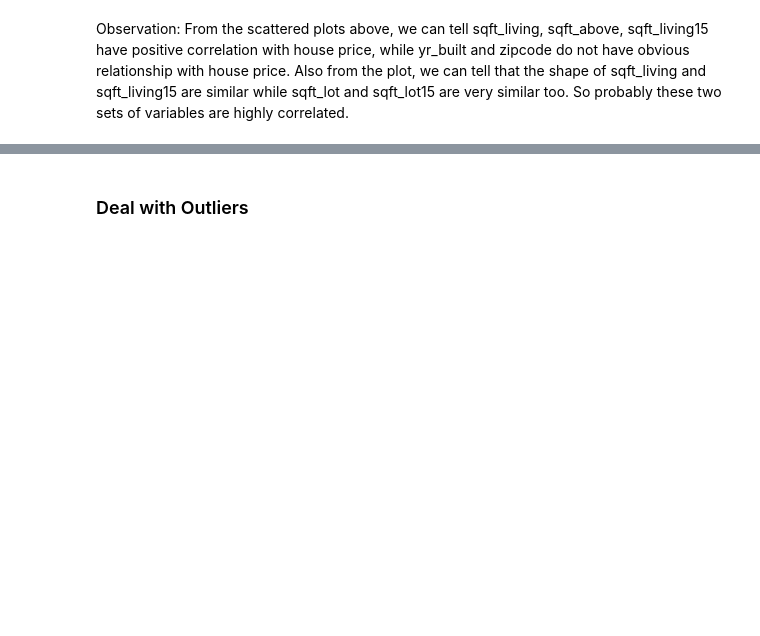
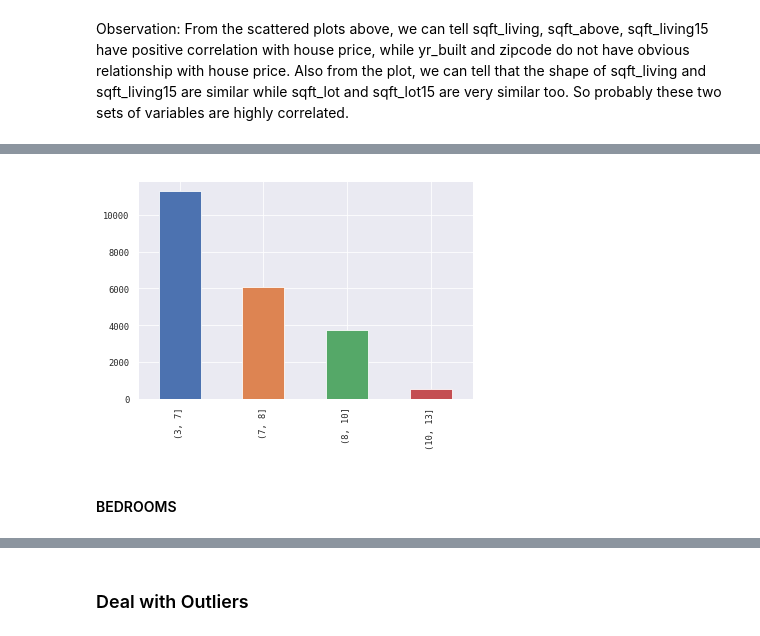
Before and after one commit to bonniema/housepriceprediction-multipleregression, a Jupyter notebook: project-exploration.ipynb, the cells around one changed output, grey strips where cells are left out. Cells and saved outputs as stored; diff of their text form; code cells hidden in the pictures; blank space fills up the shorter version.

```diff
--- a/project-exploration.ipynb
+++ b/project-exploration.ipynb
@@ -240,0 +281,13 @@ for xcol, ax in zip(cat_list2, axes):
+# %%
+bins = [3,7,8,10,13]
+bins_grade = pd.cut(kcdata['grade'],bins)
+# %%
+
+bins_grade = bins_grade.cat.as_unordered()
+# %%
+bins_grade.value_counts().plot(kind='bar')
+kcdata['grade']=bins_grade
+# %% [output]
+[figure, added]
+# %% [markdown]
+#### BEDROOMS
```
Also changed, not shown: parts of 99 cells of this notebook.
